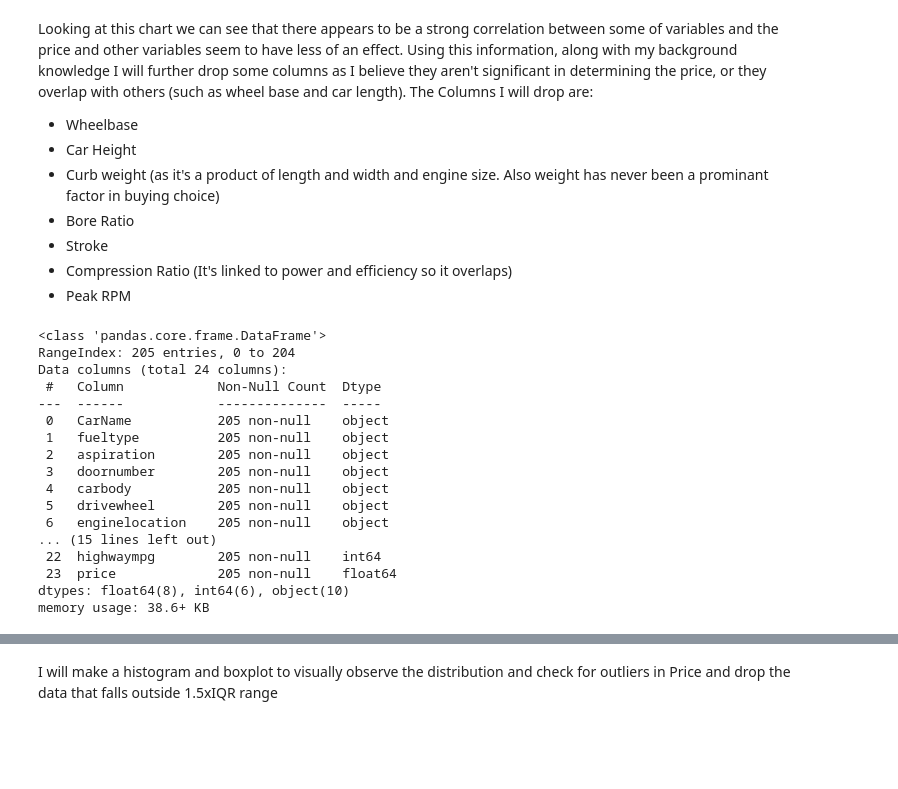
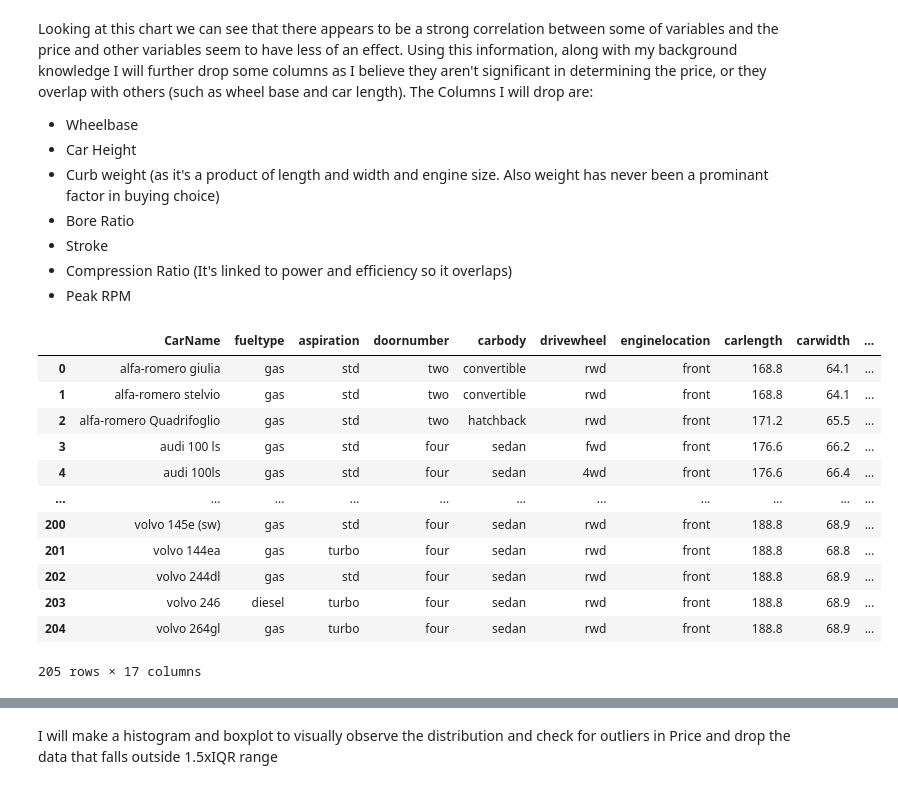
Before and after one commit to Tee-DataA/Hackathon1, a Jupyter notebook: jupyter_notebooks/Notebook_Template.ipynb, the cells around one changed output, grey strips where cells are left out. Cells and saved outputs as stored; diff of their text form; code cells hidden in the pictures; blank space fills up the shorter version.

```diff
--- a/jupyter_notebooks/Notebook_Template.ipynb
+++ b/jupyter_notebooks/Notebook_Template.ipynb
@@ -161,23 +144,21 @@ Looking at this chart we can see that there appears to be a strong correlation b
 * Stroke
 * Compression Ratio (It's linked to power and efficiency so it overlaps)
 * Peak RPM
-# %%
-df.info()
-# %% [output]
-<class 'pandas.core.frame.DataFrame'>
-RangeIndex: 205 entries, 0 to 204
-Data columns (total 24 columns):
- #   Column            Non-Null Count  Dtype
----  ------            --------------  -----
- 0   CarName           205 non-null    object
- 1   fueltype          205 non-null    object
- 2   aspiration        205 non-null    object
- 3   doornumber        205 non-null    object
- 4   carbody           205 non-null    object
- 5   drivewheel        205 non-null    object
- 6   enginelocation    205 non-null    object
-... (15 lines left out)
- 22  highwaympg        205 non-null    int64
- 23  price             205 non-null    float64
-dtypes: float64(8), int64(6), object(10)
-memory usage: 38.6+ KB
+# %%
+# df PreProcessed
+df = df.drop(columns=['wheelbase','carheight','curbweight','boreratio','stroke','compressionratio','peakrpm'])
+df
+# %% [output]
+|  | CarName | fueltype | aspiration | doornumber | carbody | drivewheel | enginelocation | carlength | carwidth | ... |
+| 0 | alfa-romero giulia | gas | std | two | convertible | rwd | front | 168.8 | 64.1 | ... |
+| 1 | alfa-romero stelvio | gas | std | two | convertible | rwd | front | 168.8 | 64.1 | ... |
+| 2 | alfa-romero Quadrifoglio | gas | std | two | hatchback | rwd | front | 171.2 | 65.5 | ... |
+| 3 | audi 100 ls | gas | std | four | sedan | fwd | front | 176.6 | 66.2 | ... |
+| 4 | audi 100ls | gas | std | four | sedan | 4wd | front | 176.6 | 66.4 | ... |
+| ... | ... | ... | ... | ... | ... | ... | ... | ... | ... | ... |
+| 200 | volvo 145e (sw) | gas | std | four | sedan | rwd | front | 188.8 | 68.9 | ... |
+| 201 | volvo 144ea | gas | turbo | four | sedan | rwd | front | 188.8 | 68.8 | ... |
+| 202 | volvo 244dl | gas | std | four | sedan | rwd | front | 188.8 | 68.9 | ... |
+| 203 | volvo 246 | diesel | turbo | four | sedan | rwd | front | 188.8 | 68.9 | ... |
+| 204 | volvo 264gl | gas | turbo | four | sedan | rwd | front | 188.8 | 68.9 | ... |
+205 rows × 17 columns
```
Also changed, not shown: parts of 7 cells of this notebook.
